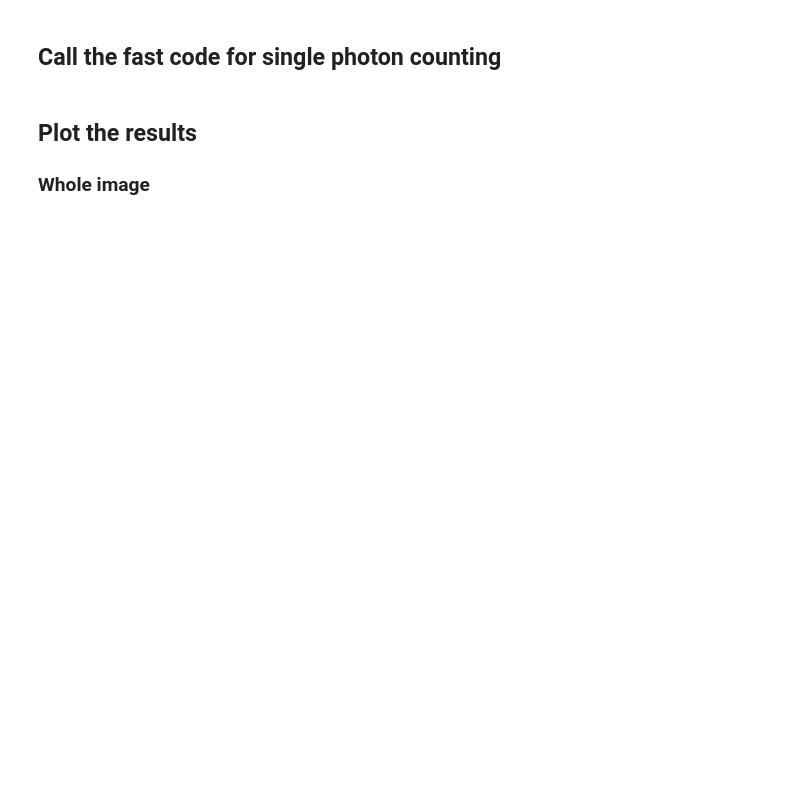
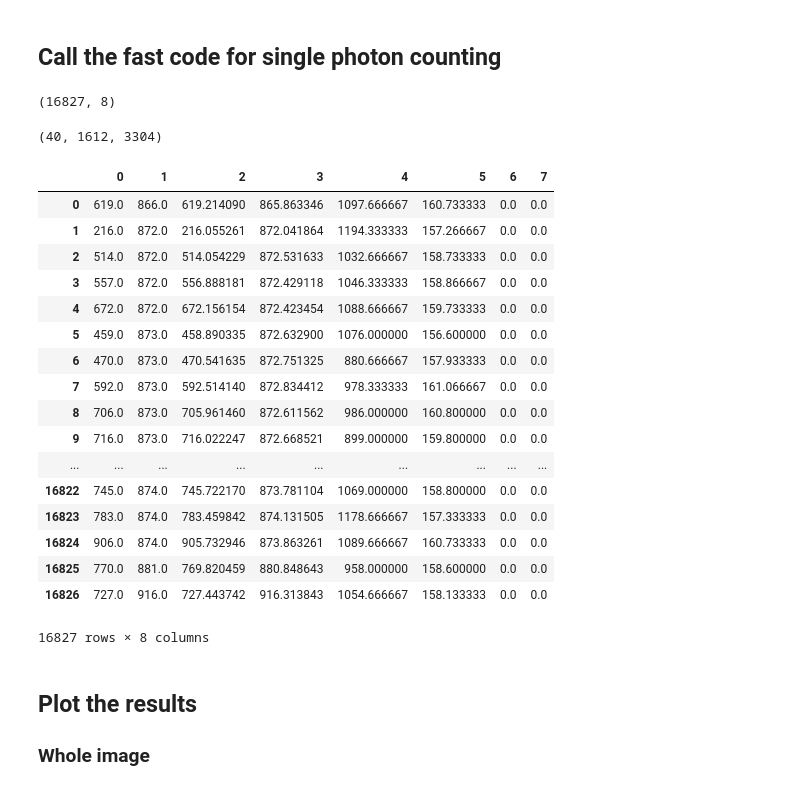
Before and after one commit to NSLS-II/centroids, a Jupyter notebook: examples/Single_Photon_Test.ipynb, the cells around one changed output. Cells and saved outputs as stored; diff of their text form; code cells hidden in the pictures; blank space fills up the shorter version.

```diff
--- a/examples/Single_Photon_Test.ipynb
+++ b/examples/Single_Photon_Test.ipynb
@@ -30,2 +27,2 @@ xip = pd.read_csv('image040-xray.txt', delim_whitespace=True)
 # %%
-data = np.asarray(image['data'])
+data = np.asarray(h5py.File('images.hdf5', 'r')['data'])
@@ -32,9 +33,38 @@ data = np.asarray(image['data'])
 # %% [markdown]
 ## Call the fast code for single photon counting
 # %%
-table, out, bias = centroids.find_photons(data, 400, 2)
+table, out = centroids.find_photons(data, 400, 2)
+# %%
+table.shape
+# %% [output]
+(16827, 8)
+# %%
+out.shape
+# %% [output]
+(40, 1612, 3304)
 # %%
 df = pd.DataFrame(table)
+# %%
+df
+# %% [output]
+|  | 0 | 1 | 2 | 3 | 4 | 5 | 6 | 7 |
+| 0 | 619.0 | 866.0 | 619.214090 | 865.863346 | 1097.666667 | 160.733333 | 0.0 | 0.0 |
+| 1 | 216.0 | 872.0 | 216.055261 | 872.041864 | 1194.333333 | 157.266667 | 0.0 | 0.0 |
+| 2 | 514.0 | 872.0 | 514.054229 | 872.531633 | 1032.666667 | 158.733333 | 0.0 | 0.0 |
+| 3 | 557.0 | 872.0 | 556.888181 | 872.429118 | 1046.333333 | 158.866667 | 0.0 | 0.0 |
+| 4 | 672.0 | 872.0 | 672.156154 | 872.423454 | 1088.666667 | 159.733333 | 0.0 | 0.0 |
+| 5 | 459.0 | 873.0 | 458.890335 | 872.632900 | 1076.000000 | 156.600000 | 0.0 | 0.0 |
+| 6 | 470.0 | 873.0 | 470.541635 | 872.751325 | 880.666667 | 157.933333 | 0.0 | 0.0 |
+| 7 | 592.0 | 873.0 | 592.514140 | 872.834412 | 978.333333 | 161.066667 | 0.0 | 0.0 |
+| 8 | 706.0 | 873.0 | 705.961460 | 872.611562 | 986.000000 | 160.800000 | 0.0 | 0.0 |
+| 9 | 716.0 | 873.0 | 716.022247 | 872.668521 | 899.000000 | 159.800000 | 0.0 | 0.0 |
+| ... | ... | ... | ... | ... | ... | ... | ... | ... |
+| 16822 | 745.0 | 874.0 | 745.722170 | 873.781104 | 1069.000000 | 158.800000 | 0.0 | 0.0 |
+| 16823 | 783.0 | 874.0 | 783.459842 | 874.131505 | 1178.666667 | 157.333333 | 0.0 | 0.0 |
+| 16824 | 906.0 | 874.0 | 905.732946 | 873.863261 | 1089.666667 | 160.733333 | 0.0 | 0.0 |
+| 16825 | 770.0 | 881.0 | 769.820459 | 880.848643 | 958.000000 | 158.600000 | 0.0 | 0.0 |
+| 16826 | 727.0 | 916.0 | 727.443742 | 916.313843 | 1054.666667 | 158.133333 | 0.0 | 0.0 |
+16827 rows × 8 columns
 # %% [markdown]
 ## Plot the results
 ### Whole image
```
Also changed, not shown: parts of 10 cells of this notebook.
